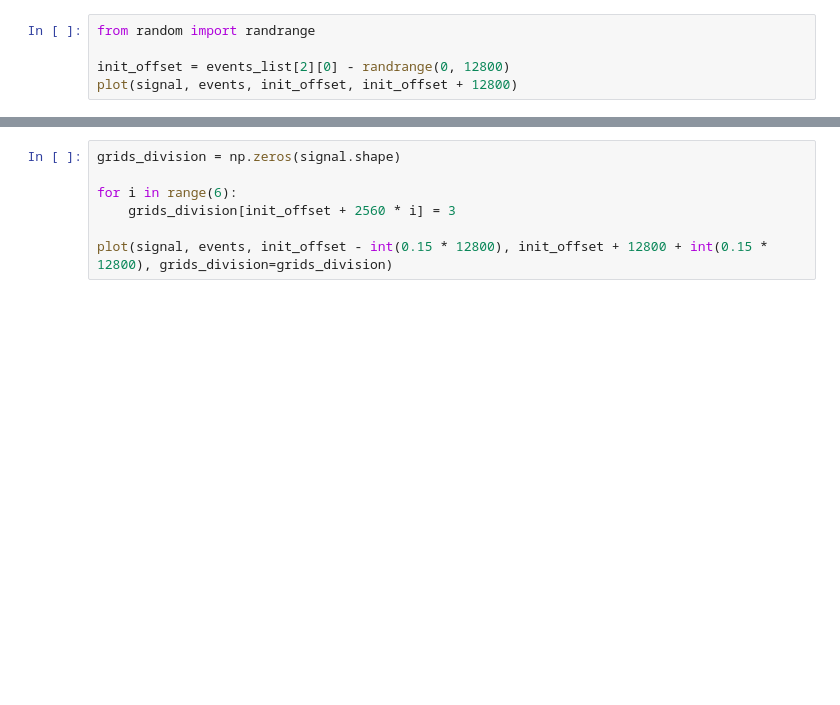
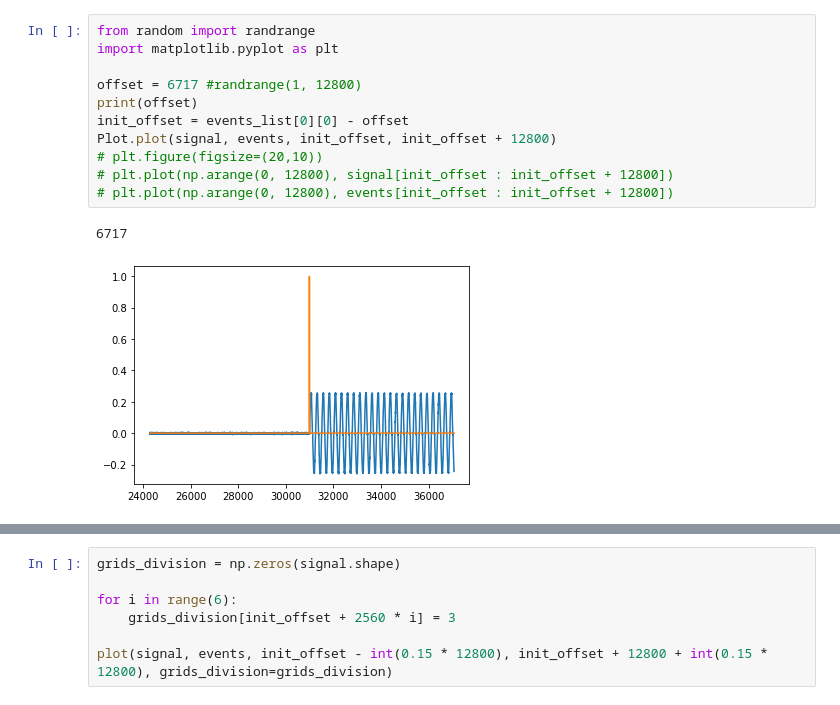
Before and after one commit to LucasNolasco/DeepDFML-NILM, a Jupyter notebook: plots_notebook.ipynb, the cells around one changed output, grey strips where cells are left out. Saved outputs shown, nothing was run; the diff lists cells and outputs as text; blank space fills up the shorter version.

```diff
--- a/plots_notebook.ipynb
+++ b/plots_notebook.ipynb
@@ -30,5 +30,14 @@ Plot.plot(noise_signal, events, events_list[2][0], events_list[2][0] + 12800)
-# %%
-from random import randrange
-
-init_offset = events_list[2][0] - randrange(0, 12800)
-plot(signal, events, init_offset, init_offset + 12800)
+# %%
+from random import randrange
+import matplotlib.pyplot as plt
+
+offset = 6717 #randrange(1, 12800)
+print(offset)
+init_offset = events_list[0][0] - offset
+Plot.plot(signal, events, init_offset, init_offset + 12800)
+# plt.figure(figsize=(20,10))
+# plt.plot(np.arange(0, 12800), signal[init_offset : init_offset + 12800])
+# plt.plot(np.arange(0, 12800), events[init_offset : init_offset + 12800])
+# %% [output]
+6717
+[figure, added]
```
Also changed, not shown: parts of 5 cells of this notebook, 11 other files.
